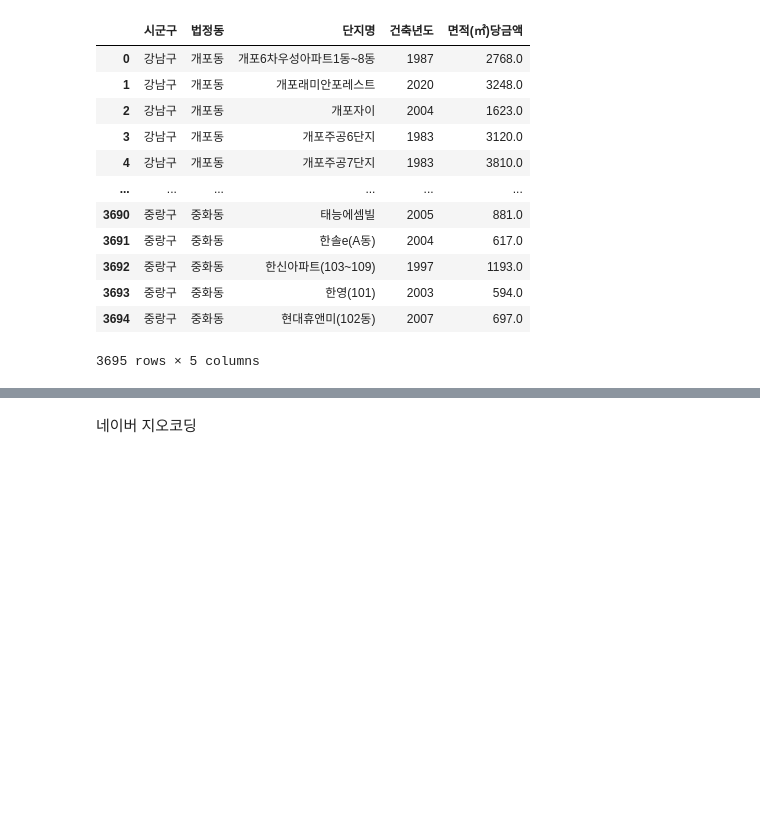
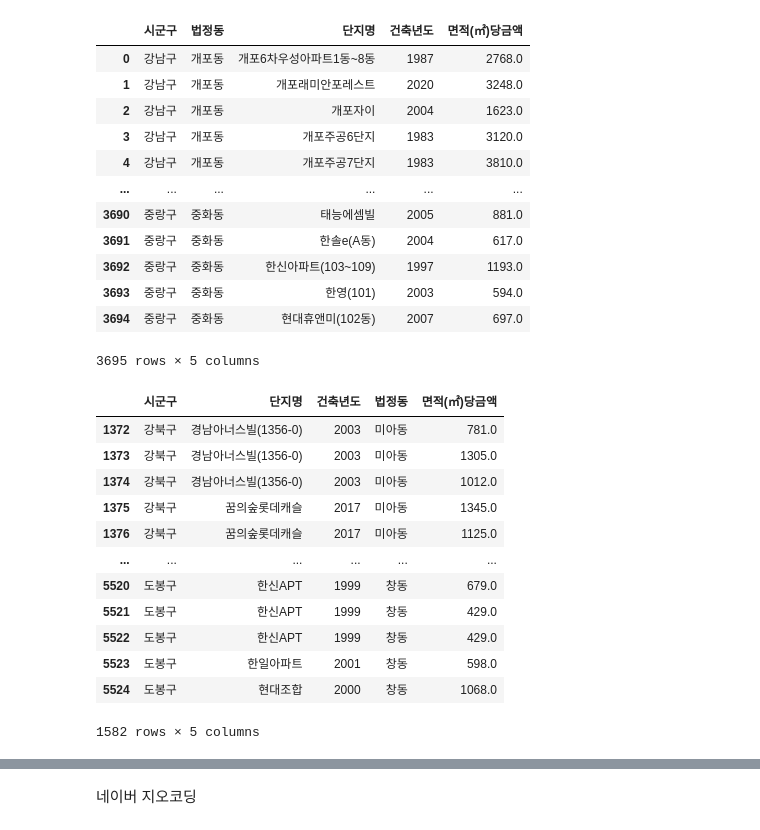
Before and after one commit to hanmin-oh/Data_Anaylasis_Project, a Jupyter notebook: Data_analysis_project_house.ipynb, the cells around one changed output, grey strips where cells are left out. Drawn from its saved outputs; the diff is of its cells as text; code cells hidden in the pictures; blank space fills up the shorter version.

```diff
--- a/Data_analysis_project_house.ipynb
+++ b/Data_analysis_project_house.ipynb
@@ -201,3 +218,21 @@ house_dangi
 | 3693 | 중랑구 | 중화동 | 한영(101) | 2003 | 594.0 |
 | 3694 | 중랑구 | 중화동 | 현대휴앤미(102동) | 2007 | 697.0 |
 3695 rows × 5 columns
+# %%
+house_dangi_gangbook = house[(house['시군구'] == '강북구') | (house['시군구'] == '도봉구') | (house['시군구'] == '노원구')]
+house_dangi_gangbook = house_dangi_gangbook.drop(columns=['Unnamed: 0'])
+house_dangi_gangbook
+# %% [output]
+|  | 시군구 | 단지명 | 건축년도 | 법정동 | 면적(㎡)당금액 |
+| 1372 | 강북구 | 경남아너스빌(1356-0) | 2003 | 미아동 | 781.0 |
+| 1373 | 강북구 | 경남아너스빌(1356-0) | 2003 | 미아동 | 1305.0 |
+| 1374 | 강북구 | 경남아너스빌(1356-0) | 2003 | 미아동 | 1012.0 |
+| 1375 | 강북구 | 꿈의숲롯데캐슬 | 2017 | 미아동 | 1345.0 |
+| 1376 | 강북구 | 꿈의숲롯데캐슬 | 2017 | 미아동 | 1125.0 |
+| ... | ... | ... | ... | ... | ... |
+| 5520 | 도봉구 | 한신APT | 1999 | 창동 | 679.0 |
+| 5521 | 도봉구 | 한신APT | 1999 | 창동 | 429.0 |
+| 5522 | 도봉구 | 한신APT | 1999 | 창동 | 429.0 |
+| 5523 | 도봉구 | 한일아파트 | 2001 | 창동 | 598.0 |
+| 5524 | 도봉구 | 현대조합 | 2000 | 창동 | 1068.0 |
+1582 rows × 5 columns
```
Also changed, not shown: parts of 4 cells of this notebook, 3 other files.
